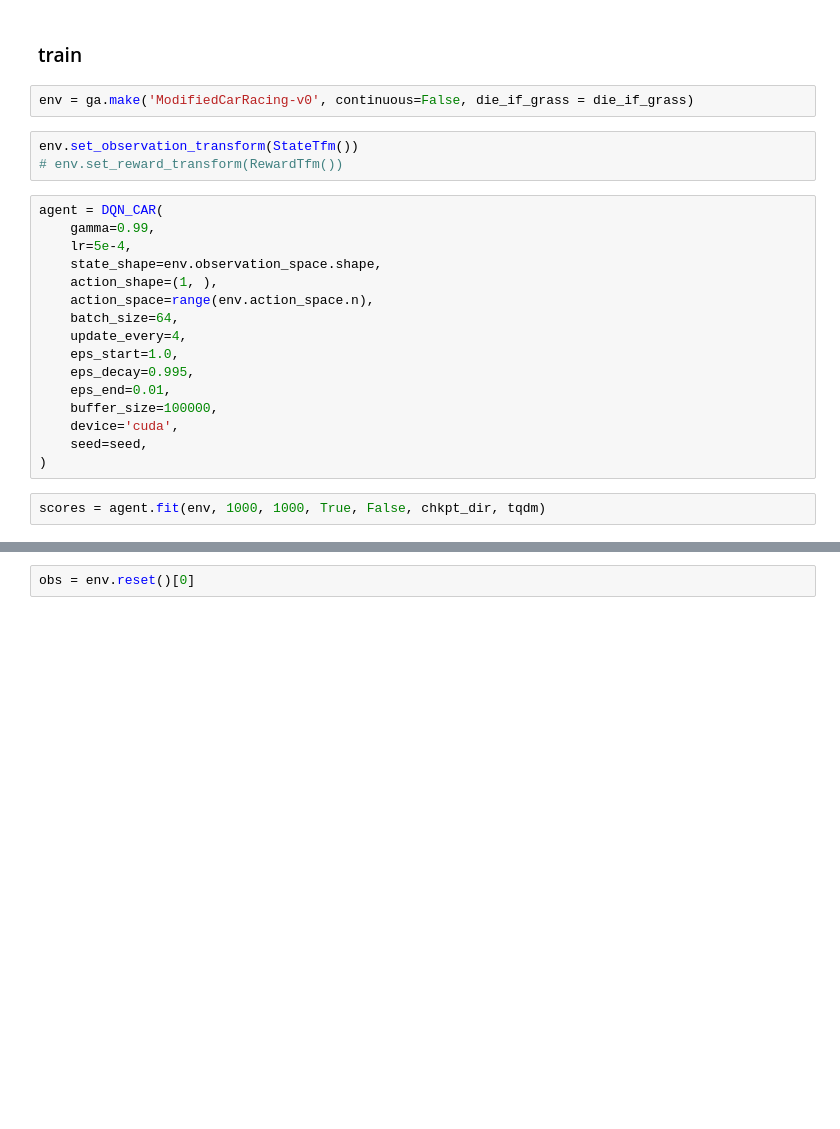
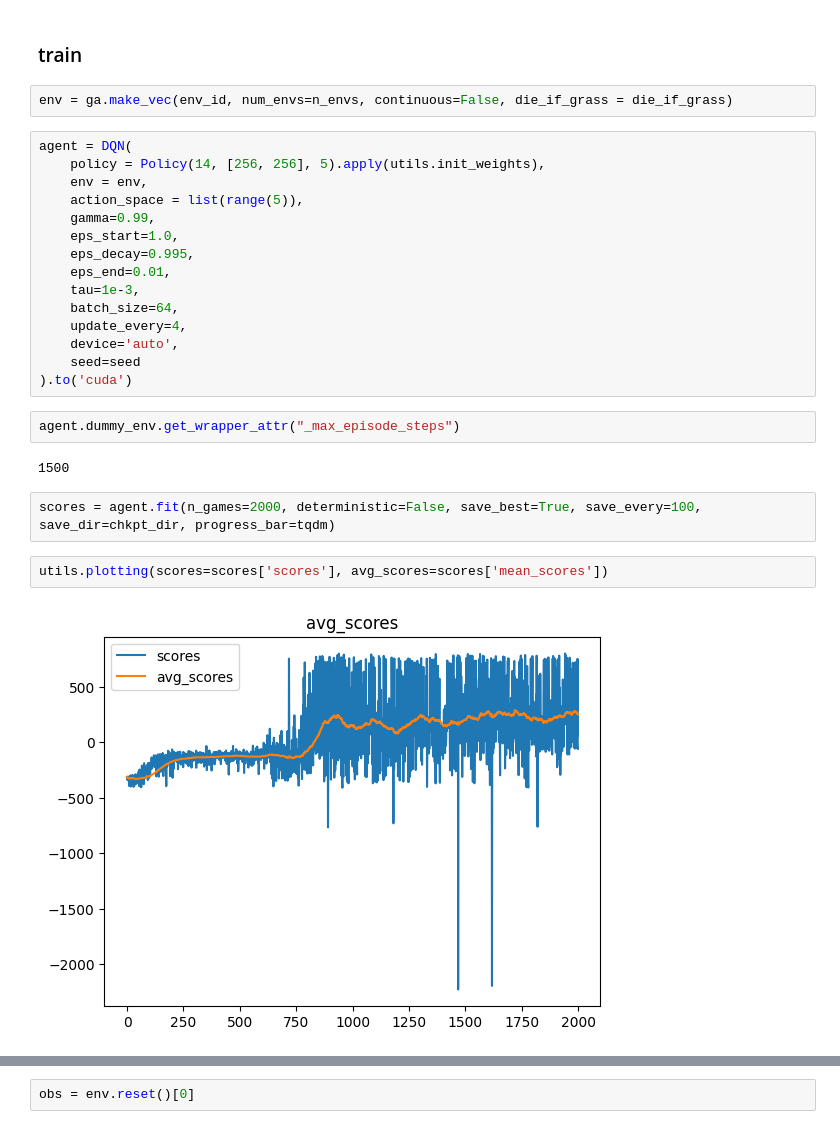
Before and after one commit to trinhminh11/Project-DL, a Jupyter notebook: q_learning.ipynb, the cells around one changed output, grey strips where cells are left out. Saved outputs shown, nothing was run; the diff lists cells and outputs as text; blank space fills up the shorter version.

```diff
--- a/q_learning.ipynb
+++ b/q_learning.ipynb
@@ -188,26 +213,30 @@ class RewardTfm(ga.Transform):
 # %% [markdown]
 ### train
 # %%
-env = ga.make('ModifiedCarRacing-v0', continuous=False, die_if_grass = die_if_grass)
+env = ga.make_vec(env_id, num_envs=n_envs, continuous=False, die_if_grass = die_if_grass)
-# %%
-env.set_observation_transform(StateTfm())
-# env.set_reward_transform(RewardTfm())
-# %%
-agent = DQN_CAR(
-    gamma=0.99,
-    lr=5e-4,
-    state_shape=env.observation_space.shape,
-    action_shape=(1, ),
-    action_space=range(env.action_space.n),
-    batch_size=64,
-    update_every=4,
-    eps_start=1.0,
-    eps_decay=0.995,
-    eps_end=0.01,
-    buffer_size=100000,
-    device='cuda',
-    seed=seed,
-)
+# %%
+agent = DQN(
+    policy = Policy(14, [256, 256], 5).apply(utils.init_weights),
+    env = env,
+    action_space = list(range(5)),
+    gamma=0.99,
+    eps_start=1.0,
+    eps_decay=0.995,
+    eps_end=0.01,
+    tau=1e-3,
+    batch_size=64,
+    update_every=4,
+    device='auto',
+    seed=seed
+).to('cuda')
+# %%
+agent.dummy_env.get_wrapper_attr("_max_episode_steps")
+# %% [output]
+1500
 # %%
-scores = agent.fit(env, 1000, 1000, True, False, chkpt_dir, tqdm)
+scores = agent.fit(n_games=2000, deterministic=False, save_best=True, save_every=100, save_dir=chkpt_dir, progress_bar=tqdm)
+# %%
+utils.plotting(scores=scores['scores'], avg_scores=scores['mean_scores'])
+# %% [output]
+[figure, added]
 # %%
```
Also changed, not shown: parts of 11 cells of this notebook, 22 other files.
